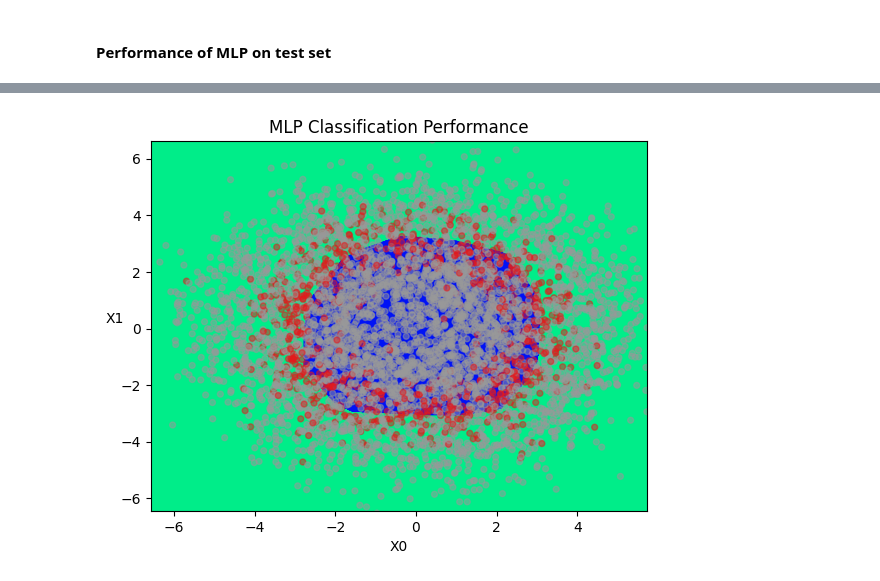
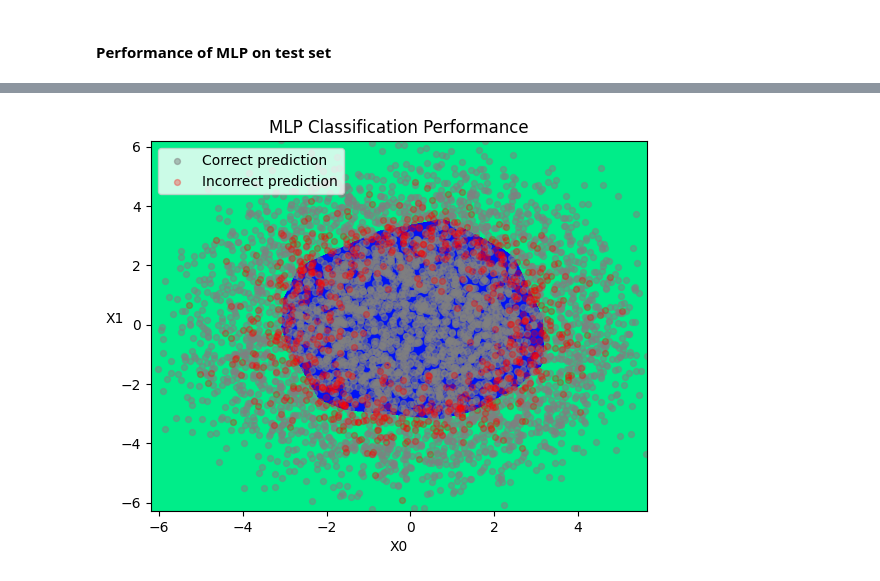
Before and after one commit to PdAlbedo/CS6140_Machine_Learning, a Jupyter notebook: A2/CS6140_Assign_2_F22_Q1_SVM_MLP.ipynb, the cells around one changed output, grey strips where cells are left out. Cells and saved outputs as stored; diff of their text form; code cells hidden in the pictures.

```diff
--- a/A2/CS6140_Assign_2_F22_Q1_SVM_MLP.ipynb
+++ b/A2/CS6140_Assign_2_F22_Q1_SVM_MLP.ipynb
@@ -303,16 +303,22 @@ svm_y_pred = svm_clf.predict(x_test)
 svm_y_p = svm_clf.predict(np.c_[svm_xx.ravel(), svm_yy.ravel()])
 svm_y_p = svm_y_p.reshape(svm_xx.shape)
 
-svm_acc_data = []
+svm_corr_x0 = []
+svm_corr_x1 = []
+svm_incorr_x0 = []
+svm_incorr_x1 = []
 for x, y, y_p in zip(np_x_test, np_y_test, svm_y_pred):
     if y == y_p:
-        svm_acc_data.append(np.append(x, 1))
+        svm_corr_x0.append(x[0])
+        svm_corr_x1.append(x[1])
     else:
-        svm_acc_data.append(np.append(x, 0))
-svm_acc_df = pd.DataFrame(svm_acc_data, columns = ['x0', 'x1', 'Label'])
+        svm_incorr_x0.append(x[0])
+        svm_incorr_x1.append(x[1])
 
 plt.contourf(svm_xx, svm_yy, svm_y_p, cmap = plt.cm.winter, alpha = 1)
-plt.scatter(svm_acc_df['x0'], svm_acc_df['x1'], s = 18, c = svm_acc_df['Label'], marker = 'o', alpha = 0.5, cmap = plt.cm.Set1)
+plt.scatter(svm_corr_x0, svm_corr_x1, s = 18, c = 'grey', alpha = 0.5, label = 'Correct prediction')
+plt.scatter(svm_incorr_x0, svm_incorr_x1, s = 18, c = 'r', alpha = 0.3, label = 'Incorrect prediction')
+plt.legend()
 plt.xlabel('X0')
 plt.ylabel('X1', rotation = 'horizontal')
 plt.xlim(svm_xx.min(), svm_xx.max())
@@ -375,31 +381,37 @@ Epochs: 1000            Acc: 0.8222             MSE: 0.1778
 # %%
 mlp_clf = MLPClassifier(hidden_layer_sizes = best_params_mlp['hidden_layer_sizes'], max_iter = 2000).fit(x_train, y_train)
 mlp_prediction = plt.figure()
 
 mlp_x_min, mlp_x_max = x_train['x0'].min(), x_train['x0'].max()
 mlp_y_min, mlp_y_max = x_train['x1'].min(), x_train['x1'].max()
 mlp_xx, mlp_yy = np.meshgrid(np.arange(mlp_x_min, mlp_x_max, 0.02), np.arange(mlp_y_min, mlp_y_max, 0.02))
 
 mlp_y_pred = mlp_clf.predict(x_test)
 mlp_y_p = mlp_clf.predict(np.c_[mlp_xx.ravel(), mlp_yy.ravel()])
 mlp_y_p = mlp_y_p.reshape(mlp_xx.shape)
 
-mlp_acc_data = []
-for x, y, y_p in zip(np_x_test, np_y_test, mlp_y_pred):
+mlp_corr_x0 = []
+mlp_corr_x1 = []
+mlp_incorr_x0 = []
+mlp_incorr_x1 = []
+for x, y, y_p in zip(np_x_test, np_y_test, svm_y_pred):
     if y == y_p:
-        mlp_acc_data.append(np.append(x, 1))
+        mlp_corr_x0.append(x[0])
+        mlp_corr_x1.append(x[1])
     else:
-        mlp_acc_data.append(np.append(x, 0))
-mlp_acc_df = pd.DataFrame(mlp_acc_data, columns = ['x0', 'x1', 'Label'])
+        mlp_incorr_x0.append(x[0])
+        mlp_incorr_x1.append(x[1])
 
 plt.contourf(mlp_xx, mlp_yy, mlp_y_p, cmap = plt.cm.winter, alpha = 1)
-plt.scatter(mlp_acc_df['x0'], mlp_acc_df['x1'], s = 18, c = mlp_acc_df['Label'], marker = 'o', alpha = 0.5, cmap = plt.cm.Set1)
+plt.scatter(mlp_corr_x0, mlp_corr_x1, s = 18, c = 'grey', alpha = 0.5, label = 'Correct prediction')
+plt.scatter(mlp_incorr_x0, mlp_incorr_x1, s = 18, c = 'r', alpha = 0.3, label = 'Incorrect prediction')
+plt.legend()
 plt.xlabel('X0')
 plt.ylabel('X1', rotation = 'horizontal')
 plt.xlim(mlp_xx.min(), mlp_xx.max())
 plt.ylim(mlp_yy.min(), mlp_yy.max())
 plt.title('MLP Classification Performance')
 
 mlp_prediction.show()
 # %% [output]
-[figure, old version]
+[figure, new version]
```
Also changed, not shown: parts of 8 cells of this notebook, 1 other file.
